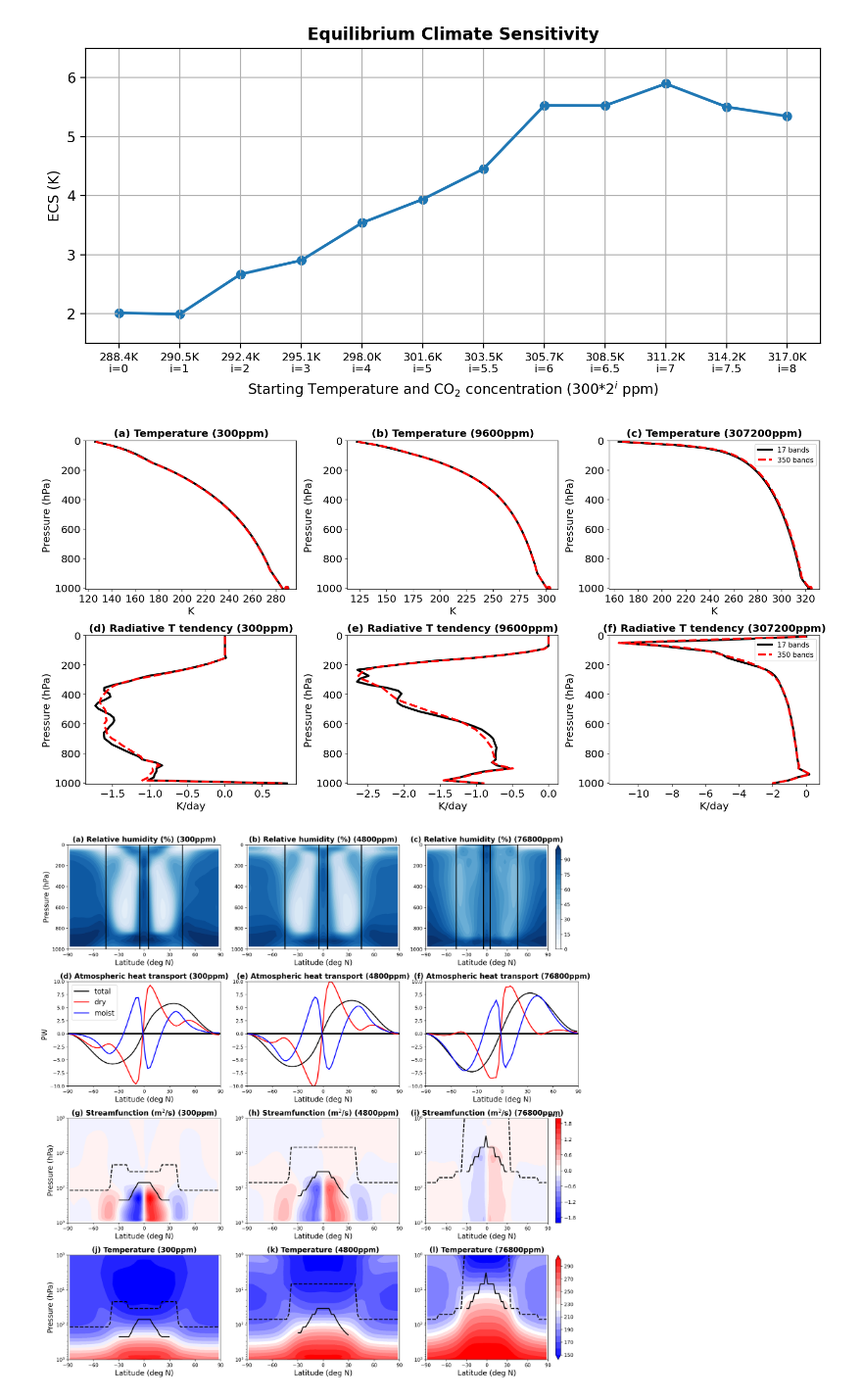
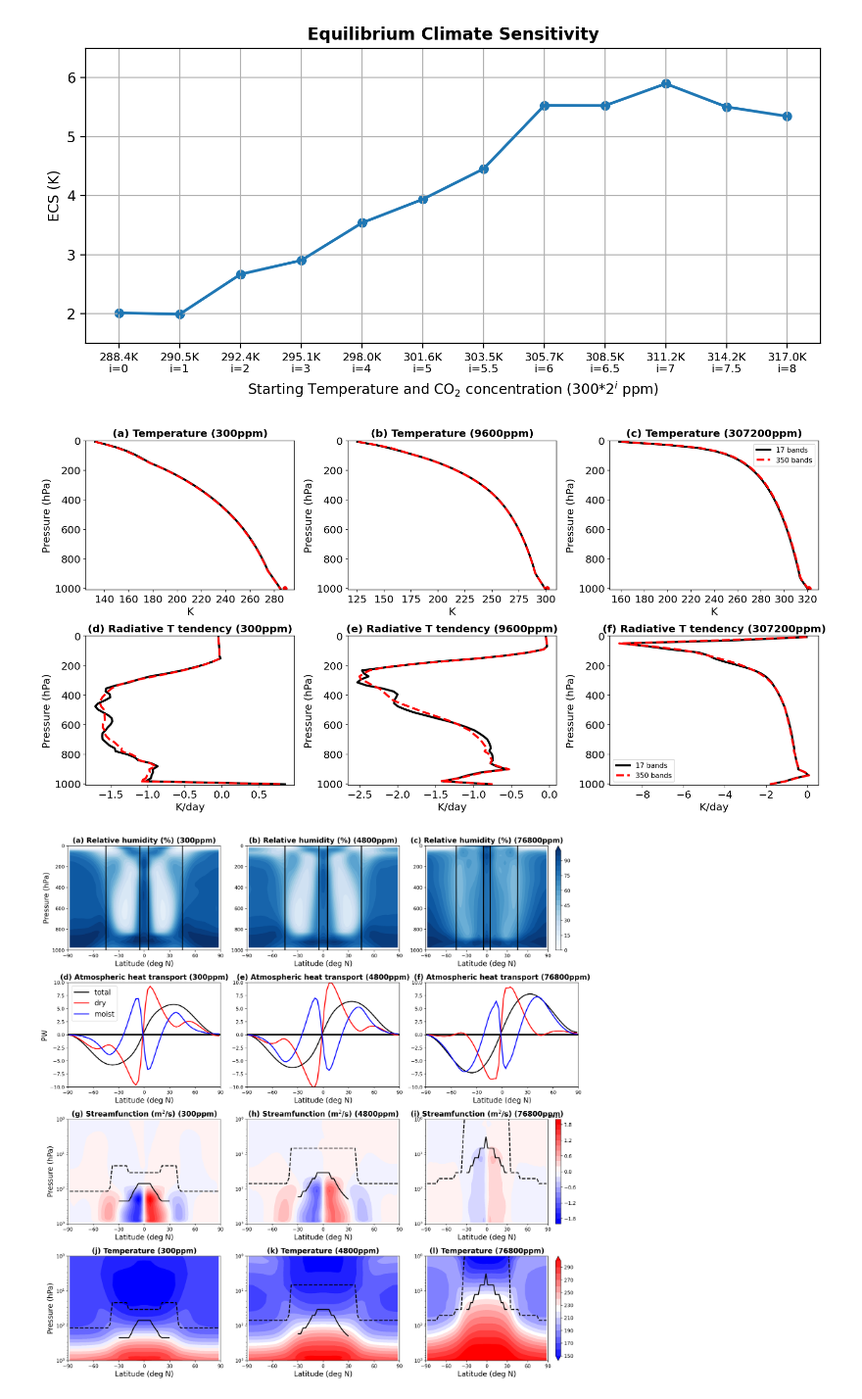
Before and after one commit to matthewjhenry/ECS_peak_paper, a Jupyter notebook: ECS_figures.ipynb, the cells around one changed output. Shown at 98% size. Cells and saved outputs as stored; diff of their text form; code cells hidden in the pictures.

Commit message:
Changed figures path and simplified data

```diff
--- a/ECS_figures.ipynb
+++ b/ECS_figures.ipynb
@@ -230,20 +230,20 @@ plt.show()
 # %% [output]
 [figure]
 # %%
-col_300ppm_17 = xr.open_mfdataset(dir_data+'column_300ppm_17bands/run*/atmos_monthly.nc')
-col_9600ppm_17 = xr.open_mfdataset(dir_data+'column_9600ppm_17bands/run*/atmos_monthly.nc')
-col_307200ppm_17 = xr.open_mfdataset(dir_data+'column_307200ppm_17bands/run*/atmos_monthly.nc')
-col_300ppm_350 = xr.open_mfdataset(dir_data+'column_300ppm_350bands/run*/atmos_monthly.nc')
-col_9600ppm_350 = xr.open_mfdataset(dir_data+'column_9600ppm_350bands/run*/atmos_monthly.nc')
-col_307200ppm_350 = xr.open_mfdataset(dir_data+'column_307200ppm_350bands/run*/atmos_monthly.nc')
+col_300ppm_17 = xr.open_mfdataset(dir_data+'col_300ppm_17.nc')
+col_9600ppm_17 = xr.open_mfdataset(dir_data+'col_9600ppm_17.nc')
+col_307200ppm_17 = xr.open_mfdataset(dir_data+'col_307200ppm_17.nc')
+col_300ppm_350 = xr.open_mfdataset(dir_data+'col_300ppm_350.nc')
+col_9600ppm_350 = xr.open_mfdataset(dir_data+'col_9600ppm_350.nc')
+col_307200ppm_350 = xr.open_mfdataset(dir_data+'col_307200ppm_350.nc')
 # %%
 size=15
 plt.figure(figsize=(16, 8),dpi=150)
 plt.subplot(231)
-col_300ppm_17.temp.isel(time=slice(50,100)).mean(('time','lat','lon')).plot(y='pfull',c='k',lw=3)
-plt.scatter(col_300ppm_17.t_surf.isel(time=slice(50,100)).mean(('time','lat','lon')).values,1000,c='k')
-col_300ppm_350.temp.isel(time=slice(50,100)).mean(('time','lat','lon')).plot(y='pfull',c='r',lw=3,ls='--')
-plt.scatter(col_300ppm_350.t_surf.isel(time=slice(50,100)).mean(('time','lat','lon')).values,1000,c='r')
+col_300ppm_17.temp.mean('lat').plot(y='pfull',c='k',lw=3)
+plt.scatter(col_300ppm_17.t_surf.mean('lat').values,1000,c='k')
+col_300ppm_350.temp.mean('lat').plot(y='pfull',c='r',lw=3,ls='--')
+plt.scatter(col_300ppm_350.t_surf.mean('lat').values,1000,c='r')
 plt.ylim([1010,0])
 plt.xlabel('K',fontsize=size)
 plt.ylabel('Pressure (hPa)',fontsize=size)
@@ -251,10 +251,10 @@ plt.title('(a) Temperature (300ppm)',fontweight='bold',fontsize=size)
 plt.xticks(fontsize=size)
 plt.yticks(fontsize=size)
 plt.subplot(232)
-col_9600ppm_17.temp.isel(time=slice(50,100)).mean(('time','lat','lon')).plot(y='pfull',c='k',lw=3)
-plt.scatter(col_9600ppm_17.t_surf.isel(time=slice(50,100)).mean(('time','lat','lon')).values,1000,c='k')
-col_9600ppm_350.temp.isel(time=slice(50,100)).mean(('time','lat','lon')).plot(y='pfull',c='r',lw=3,ls='--')
-plt.scatter(col_9600ppm_350.t_surf.isel(time=slice(50,100)).mean(('time','lat','lon')).values,1000,c='r')
+col_9600ppm_17.temp.mean('lat').plot(y='pfull',c='k',lw=3)
+plt.scatter(col_9600ppm_17.t_surf.mean('lat').values,1000,c='k')
+col_9600ppm_350.temp.mean('lat').plot(y='pfull',c='r',lw=3,ls='--')
+plt.scatter(col_9600ppm_350.t_surf.mean('lat').values,1000,c='r')
 plt.ylim([1010,0])
 plt.xlabel('K',fontsize=size)
 plt.ylabel('Pressure (hPa)',fontsize=size)
@@ -262,10 +262,10 @@ plt.title('(b) Temperature (9600ppm)',fontweight='bold',fontsize=size)
 plt.xticks(fontsize=size)
 plt.yticks(fontsize=size)
 plt.subplot(233)
-col_307200ppm_17.temp.isel(time=slice(50,100)).mean(('time','lat','lon')).plot(y='pfull',c='k',lw=3, label='17 bands')
-plt.scatter(col_307200ppm_17.t_surf.isel(time=slice(50,100)).mean(('time','lat','lon')).values,1000,c='k')
-col_307200ppm_350.temp.isel(time=slice(50,100)).mean(('time','lat','lon')).plot(y='pfull',c='r',lw=3,ls='--', label='350 bands')
-plt.scatter(col_307200ppm_350.t_surf.isel(time=slice(50,100)).mean(('time','lat','lon')).values,1000,c='r')
+col_307200ppm_17.temp.mean('lat').plot(y='pfull',c='k',lw=3, label='17 bands')
+plt.scatter(col_307200ppm_17.t_surf.mean('lat').values,1000,c='k')
+col_307200ppm_350.temp.mean('lat').plot(y='pfull',c='r',lw=3,ls='--', label='350 bands')
+plt.scatter(col_307200ppm_350.t_surf.mean('lat').values,1000,c='r')
 plt.ylim([1010,0])
 plt.xlabel('K',fontsize=size)
 plt.ylabel('Pressure (hPa)',fontsize=size)
@@ -273,40 +273,40 @@ plt.title('(c) Temperature (307200ppm)',fontweight='bold',fontsize=size)
 plt.xticks(fontsize=size)
 plt.yticks(fontsize=size)
 plt.legend()
 
 plt.subplot(234)
-(col_300ppm_17.soc_tdt_rad*3600*24).isel(time=slice(50,100)).mean(('time','lat','lon')).plot(y='pfull',c='k',lw=3)
-(col_300ppm_350.soc_tdt_rad*3600*24).isel(time=slice(50,100)).mean(('time','lat','lon')).plot(y='pfull',c='r',lw=3,ls='--')
+(col_300ppm_17.soc_tdt_rad*3600*24).mean('lat').plot(y='pfull',c='k',lw=3)
+(col_300ppm_350.soc_tdt_rad*3600*24).mean('lat').plot(y='pfull',c='r',lw=3,ls='--')
 plt.ylim([1010,0])
 plt.xlabel('K/day',fontsize=size)
 plt.ylabel('Pressure (hPa)',fontsize=size)
 plt.title('(d) Radiative T tendency (300ppm)',fontweight='bold',fontsize=size)
 plt.xticks(fontsize=size)
 plt.yticks(fontsize=size)
 plt.subplot(235)
-(col_9600ppm_17.soc_tdt_rad*3600*24).isel(time=slice(50,100)).mean(('time','lat','lon')).plot(y='pfull',c='k',lw=3)
-(col_9600ppm_350.soc_tdt_rad*3600*24).isel(time=slice(50,100)).mean(('time','lat','lon')).plot(y='pfull',c='r',lw=3,ls='--')
+(col_9600ppm_17.soc_tdt_rad*3600*24).mean('lat').plot(y='pfull',c='k',lw=3)
+(col_9600ppm_350.soc_tdt_rad*3600*24).mean('lat').plot(y='pfull',c='r',lw=3,ls='--')
 plt.ylim([1010,0])
 plt.xlabel('K/day',fontsize=size)
 plt.ylabel('Pressure (hPa)',fontsize=size)
 plt.title('(e) Radiative T tendency (9600ppm)',fontweight='bold',fontsize=size)
 plt.xticks(fontsize=size)
 plt.yticks(fontsize=size)
 plt.subplot(236)
-(col_307200ppm_17.soc_tdt_rad*3600*24).isel(time=slice(50,100)).mean(('time','lat','lon')).plot(y='pfull',c='k',lw=3,label='17 bands')
-(col_307200ppm_350.soc_tdt_rad*3600*24).isel(time=slice(50,100)).mean(('time','lat','lon')).plot(y='pfull',c='r',lw=3,ls='--',label='350 bands')
+(col_307200ppm_17.soc_tdt_rad*3600*24).mean('lat').plot(y='pfull',c='k',lw=3,label='17 bands')
+(col_307200ppm_350.soc_tdt_rad*3600*24).mean('lat').plot(y='pfull',c='r',lw=3,ls='--',label='350 bands')
 plt.ylim([1010,0])
 plt.xlabel('K/day',fontsize=size)
 plt.ylabel('Pressure (hPa)',fontsize=size)
 plt.title('(f) Radiative T tendency (307200ppm)',fontweight='bold',fontsize=size)
 plt.xticks(fontsize=size)
 plt.yticks(fontsize=size)
 plt.legend()
 plt.tight_layout()
 plt.savefig('./figs/fig2.pdf')
 plt.show()
 # %% [output]
-[figure, old version]
+[figure, new version]
 # %%
 def mass_streamfunction(data, a=6371.0e3, g=9.8):
     """Calculate the mass streamfunction for the atmosphere.
```
Also changed, not shown: parts of 9 cells of this notebook.
